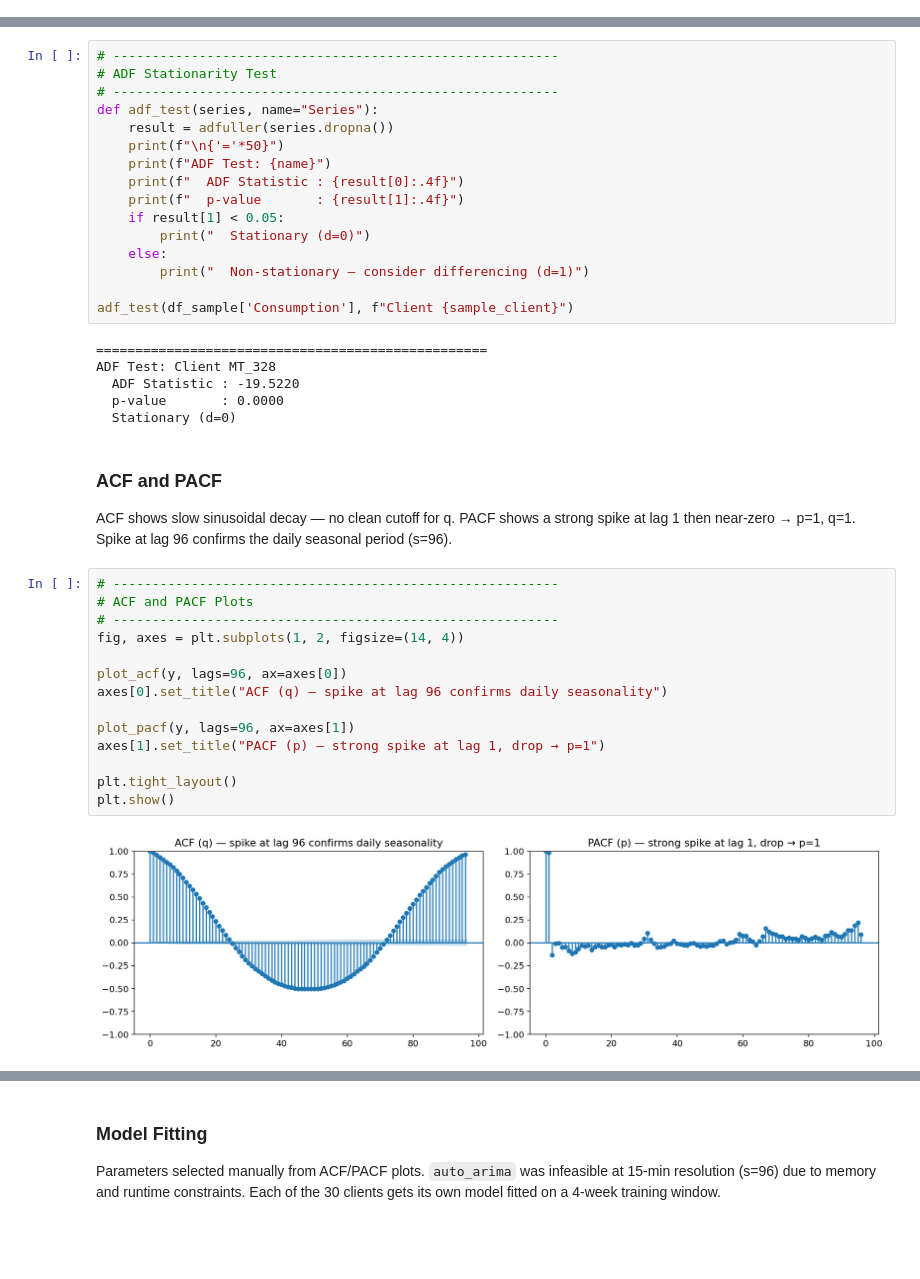
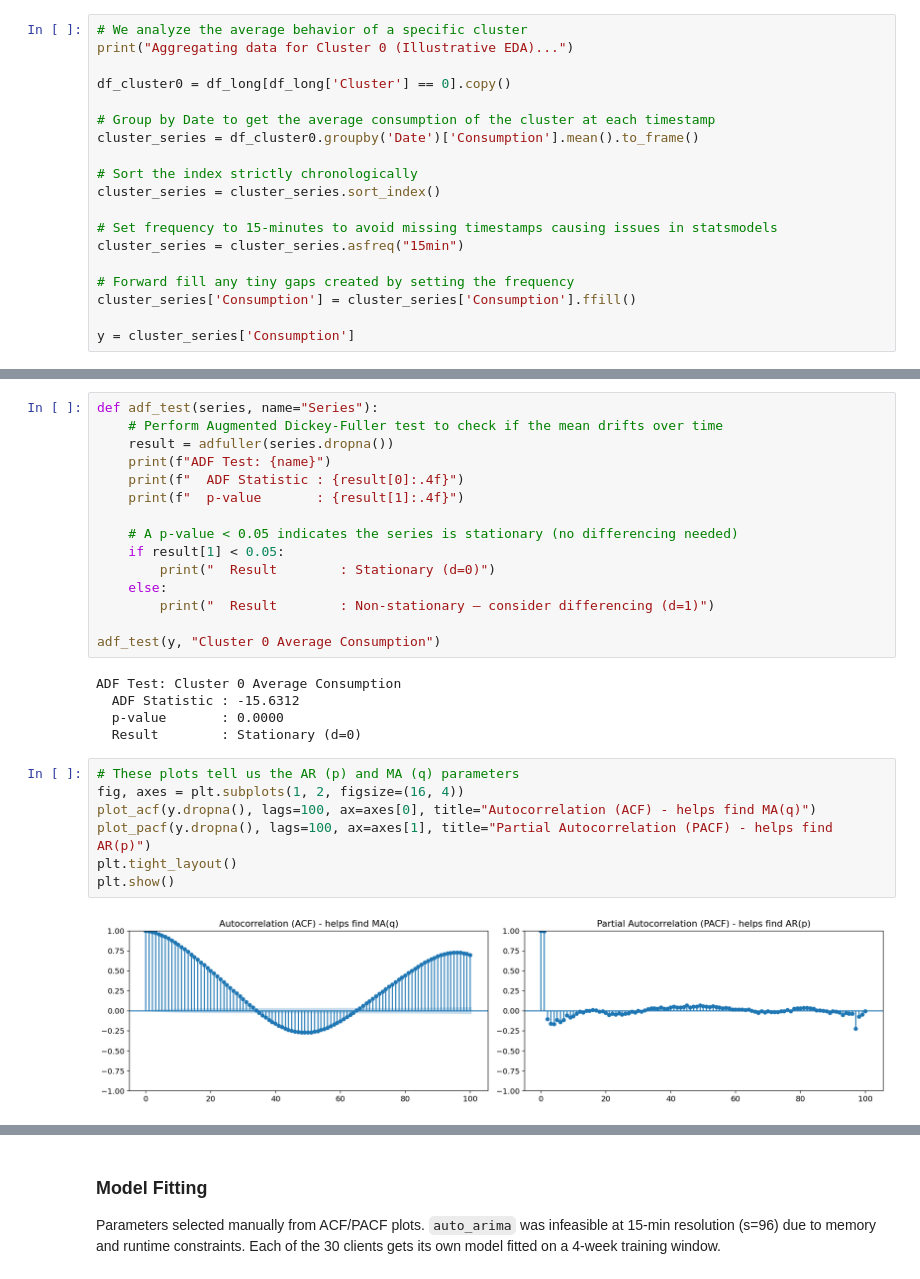
Before and after one commit to lucabarattini/forecasting-electricity, a Jupyter notebook: notebooks/3_sarimax.ipynb, the cells around one changed output, grey strips where cells are left out. Cells and saved outputs as stored; diff of their text form; blank space fills up the shorter version.

```diff
--- a/notebooks/3_sarimax.ipynb
+++ b/notebooks/3_sarimax.ipynb
@@ -77,0 +49,19 @@ exog = df_sample[[
+# %%
+# We analyze the average behavior of a specific cluster
+print("Aggregating data for Cluster 0 (Illustrative EDA)...")
+
+df_cluster0 = df_long[df_long['Cluster'] == 0].copy()
+
+# Group by Date to get the average consumption of the cluster at each timestamp
+cluster_series = df_cluster0.groupby('Date')['Consumption'].mean().to_frame()
+
+# Sort the index strictly chronologically
+cluster_series = cluster_series.sort_index()
+
+# Set frequency to 15-minutes to avoid missing timestamps causing issues in statsmodels
+cluster_series = cluster_series.asfreq("15min")
+
+# Forward fill any tiny gaps created by setting the frequency
+cluster_series['Consumption'] = cluster_series['Consumption'].ffill()
+
+y = cluster_series['Consumption']
@@ -128,42 +124,29 @@ plt.show()
 # %%
-# ---------------------------------------------------------
-# ADF Stationarity Test
-# ---------------------------------------------------------
 def adf_test(series, name="Series"):
+    # Perform Augmented Dickey-Fuller test to check if the mean drifts over time
     result = adfuller(series.dropna())
-    print(f"\n{'='*50}")
     print(f"ADF Test: {name}")
     print(f"  ADF Statistic : {result[0]:.4f}")
     print(f"  p-value       : {result[1]:.4f}")
+
+    # A p-value < 0.05 indicates the series is stationary (no differencing needed)
     if result[1] < 0.05:
-        print("  Stationary (d=0)")
+        print("  Result        : Stationary (d=0)")
     else:
-        print("  Non-stationary — consider differencing (d=1)")
+        print("  Result        : Non-stationary — consider differencing (d=1)")
 
-adf_test(df_sample['Consumption'], f"Client {sample_client}")
+adf_test(y, "Cluster 0 Average Consumption")
 # %% [output]
-==================================================
-ADF Test: Client MT_328
-  ADF Statistic : -19.5220
+ADF Test: Cluster 0 Average Consumption
+  ADF Statistic : -15.6312
   p-value       : 0.0000
-  Stationary (d=0)
+  Result        : Stationary (d=0)
-# %% [markdown]
-### ACF and PACF
-
-ACF shows slow sinusoidal decay — no clean cutoff for q. PACF shows a strong spike at lag 1 then near-zero → p=1, q=1. Spike at lag 96 confirms the daily seasonal period (s=96).
 # %%
-# ---------------------------------------------------------
-# ACF and PACF Plots
-# ---------------------------------------------------------
-fig, axes = plt.subplots(1, 2, figsize=(14, 4))
-
-plot_acf(y, lags=96, ax=axes[0])
-axes[0].set_title("ACF (q) — spike at lag 96 confirms daily seasonality")
-
-plot_pacf(y, lags=96, ax=axes[1])
-axes[1].set_title("PACF (p) — strong spike at lag 1, drop → p=1")
-
+# These plots tell us the AR (p) and MA (q) parameters
+fig, axes = plt.subplots(1, 2, figsize=(16, 4))
+plot_acf(y.dropna(), lags=100, ax=axes[0], title="Autocorrelation (ACF) - helps find MA(q)")
+plot_pacf(y.dropna(), lags=100, ax=axes[1], title="Partial Autocorrelation (PACF) - helps find AR(p)")
 plt.tight_layout()
 plt.show()
 # %% [output]
-[figure, old version]
+[figure, new version]
```
Also changed, not shown: parts of 20 cells of this notebook, 1 other file.
